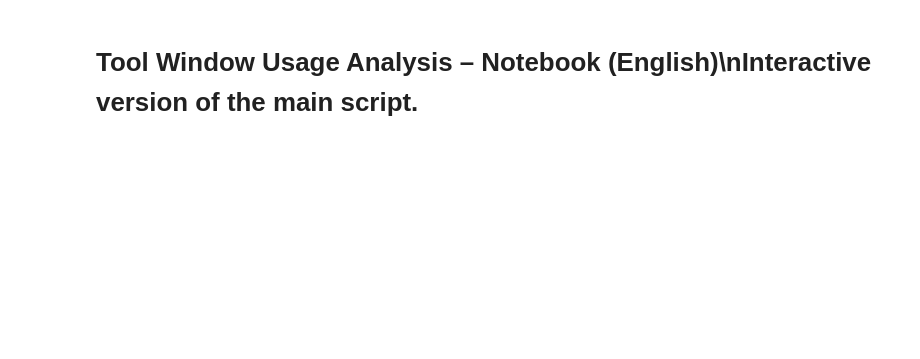
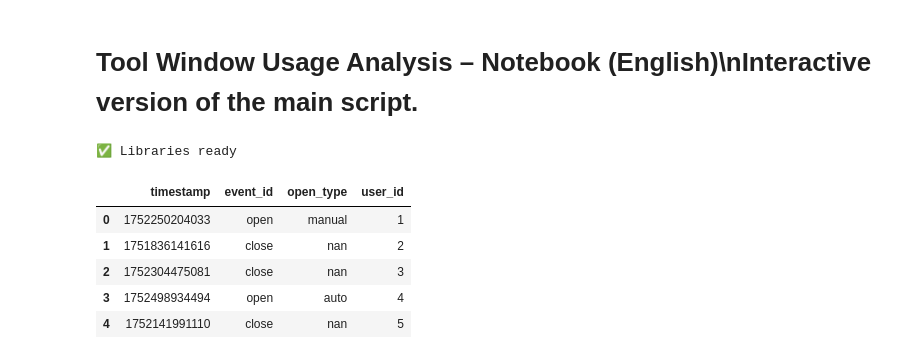
Before and after one commit to Noro2001/Toolwindow_analysis, a Jupyter notebook: notebooks/toolwindow_analysis.ipynb, the cells around one changed output. Saved outputs shown, nothing was run; the diff lists cells and outputs as text; code cells hidden in the pictures; blank space fills up the shorter version.

```diff
--- a/notebooks/toolwindow_analysis.ipynb
+++ b/notebooks/toolwindow_analysis.ipynb
@@ -1,7 +1,49 @@
 # %% [markdown]
 # Tool Window Usage Analysis – Notebook (English)\nInteractive version of the main script.
 # %%
-import pandas as pd, numpy as np, matplotlib.pyplot as plt, seaborn as sns\nfrom scipy import stats\nfrom lifelines import KaplanMeierFitter\nfrom lifelines.statistics import logrank_test\nsns.set_style('whitegrid'); plt.rcParams['figure.figsize']=(11,5)\nprint('✅ Libraries ready')
+import pandas as pd
+import numpy as np
+import matplotlib.pyplot as plt
+import seaborn as sns
+from scipy import stats
+from lifelines import KaplanMeierFitter
+from lifelines.statistics import logrank_test
+
+sns.set_style('whitegrid')
+plt.rcParams['figure.figsize'] = (11, 5)
+print('✅ Libraries ready')
+# %% [output]
+✅ Libraries ready
 # %%
-import os, json\nDATA = '../data/toolwindow_data.csv'  # change if needed\ndf = pd.read_csv(DATA)\ndf.columns = [c.lower().strip() for c in df.columns]\nif 'event' in df.columns and 'event_id' not in df.columns:\n    df = df.rename(columns={'event':'event_id'})\nfor col in ['event_id','open_type','user_id']:\n    if col in df.columns:\n        df[col] = df[col].astype(str).str.strip().str.lower()\ndf['event_id'] = df['event_id'].replace({'opened':'open','closed':'close'})\ndf['timestamp'] = df['timestamp'].astype('int64')\ndf.head()
+import os, json
+
+DATA = '../data/toolwindow_data.csv'  # change if needed
+df = pd.read_csv(DATA)
+
+# Normalize column names
+df.columns = [c.lower().strip() for c in df.columns]
+
+# If event column is called "event" instead of "event_id", rename it
+if 'event' in df.columns and 'event_id' not in df.columns:
+    df = df.rename(columns={'event': 'event_id'})
+
+# Standardize important columns
+for col in ['event_id', 'open_type', 'user_id']:
+    if col in df.columns:
+        df[col] = df[col].astype(str).str.strip().str.lower()
+
+# Normalize event names
+df['event_id'] = df['event_id'].replace({'opened': 'open', 'closed': 'close'})
+
+# Convert timestamp to int64
+df['timestamp'] = df['timestamp'].astype('int64')
+
+df.head()
+# %% [output]
+|  | timestamp | event_id | open_type | user_id |
+| 0 | 1752250204033 | open | manual | 1 |
+| 1 | 1751836141616 | close | nan | 2 |
+| 2 | 1752304475081 | close | nan | 3 |
+| 3 | 1752498934494 | open | auto | 4 |
+| 4 | 1752141991110 | close | nan | 5 |
 # %%
```
Also changed, not shown: parts of 4 cells of this notebook.
